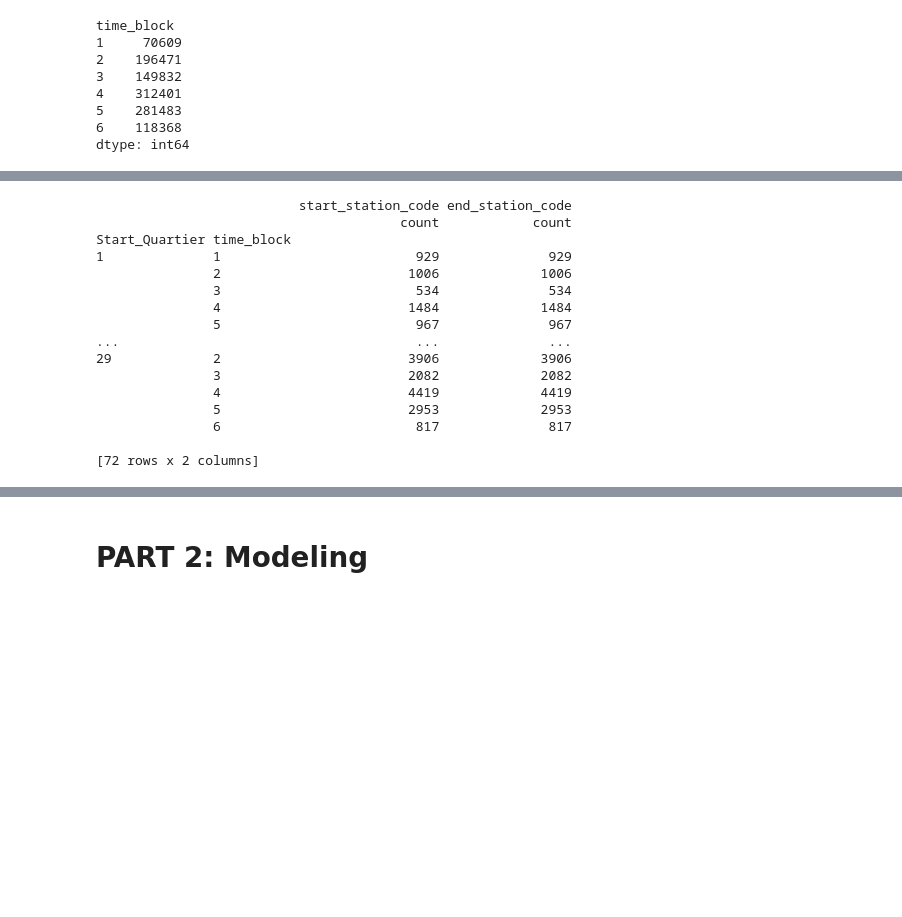
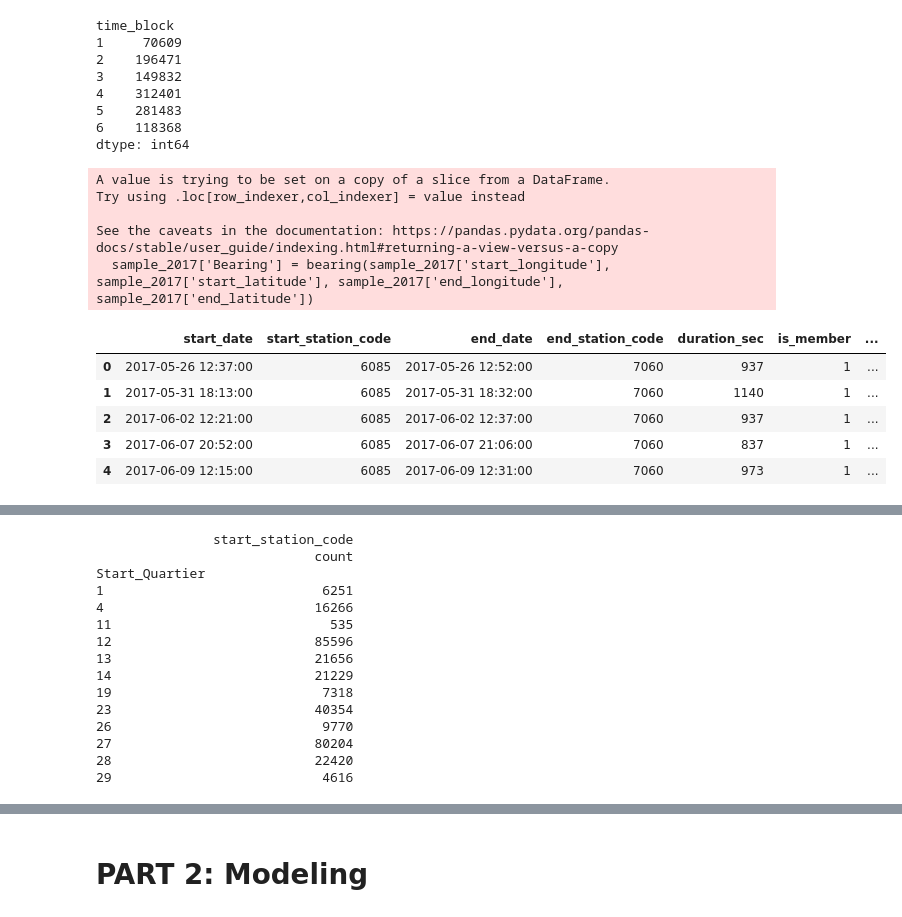
Before and after one commit to gbincoletto/MATH80629A, a Jupyter notebook: ML_Project_BIXI_Predictions.ipynb, the cells around one changed output, grey strips where cells are left out. Saved outputs shown, nothing was run; the diff lists cells and outputs as text; code cells hidden in the pictures; blank space fills up the shorter version.

Commit message:
Bike Flow Analysis

```diff
--- a/ML_Project_BIXI_Predictions.ipynb
+++ b/ML_Project_BIXI_Predictions.ipynb
@@ -1186,6 +1186,34 @@ time_block
 5    281483
 6    118368
 dtype: int64
+# %%
+# We will now create another variable using the bearing function, which will give us the general direction of the path taken by the bike trip.
+master_2017['Bearing'] = bearing(master_2017['start_longitude'], master_2017['start_latitude'], master_2017['end_longitude'], master_2017['end_latitude'])
+master_2018['Bearing'] = bearing(master_2018['start_longitude'], master_2018['start_latitude'], master_2018['end_longitude'], master_2018['end_latitude'])
+master_2019['Bearing'] = bearing(master_2019['start_longitude'], master_2019['start_latitude'], master_2019['end_longitude'], master_2019['end_latitude'])
+master_2020['Bearing'] = bearing(master_2020['start_longitude'], master_2020['start_latitude'], master_2020['end_longitude'], master_2020['end_latitude'])
+# %%
+sample_2017 = master_2017.head()
+# %%
+# To apply to a column, adapt (with the correct column names and :
+# rdf['Distance'] = rdf.apply(lambda x: distance(x['Longitude (x)'], x['Latitude (y)'], geo[0], geo[1]), axis=1)
+
+sample_2017['Bearing'] = bearing(sample_2017['start_longitude'], sample_2017['start_latitude'], sample_2017['end_longitude'], sample_2017['end_latitude'])
+sample_2017.head(20)
+#sample_2017 = master_2017.apply(bearing, args = () )
+#sample_2017['Bearing'] = sample_2017.apply(bearing, args=('start_longitude', 'start_latitude', 'end_longitude', 'end_latitude'))
+# %% [output]
+A value is trying to be set on a copy of a slice from a DataFrame.
+Try using .loc[row_indexer,col_indexer] = value instead
+
+See the caveats in the documentation: https://pandas.pydata.org/pandas-docs/stable/user_guide/indexing.html#returning-a-view-versus-a-copy
+  sample_2017['Bearing'] = bearing(sample_2017['start_longitude'], sample_2017['start_latitude'], sample_2017['end_longitude'], sample_2017['end_latitude'])
+|  | start_date | start_station_code | end_date | end_station_code | duration_sec | is_member | ... |
+| 0 | 2017-05-26 12:37:00 | 6085 | 2017-05-26 12:52:00 | 7060 | 937 | 1 | ... |
+| 1 | 2017-05-31 18:13:00 | 6085 | 2017-05-31 18:32:00 | 7060 | 1140 | 1 | ... |
+| 2 | 2017-06-02 12:21:00 | 6085 | 2017-06-02 12:37:00 | 7060 | 937 | 1 | ... |
+| 3 | 2017-06-07 20:52:00 | 6085 | 2017-06-07 21:06:00 | 7060 | 837 | 1 | ... |
+| 4 | 2017-06-09 12:15:00 | 6085 | 2017-06-09 12:31:00 | 7060 | 973 | 1 | ... |
 # %%
 # Quick function to determine whether a given day is on the weekend or not
 
@@ -1223,21 +1259,20 @@ master_2017.head(20)
 # %%
-agg_2017 = master_2017.groupby(['Start_Quartier', 'time_block']).agg({'start_station_code': ['count'], 'end_station_code': ['count'] })
+agg_rush_week_2019 = rush_week_2019.groupby(['Start_Quartier']).agg({'start_station_code': ['count']})
 
-print(agg_2017)
+print(agg_rush_week_2019)
 # %% [output]
-                          start_station_code end_station_code
-                                       count            count
-Start_Quartier time_block
-1              1                         929              929
-               2                        1006             1006
-               3                         534              534
-               4                        1484             1484
-               5                         967              967
-...                                      ...              ...
-29             2                        3906             3906
-               3                        2082             2082
-               4                        4419             4419
-               5                        2953             2953
-               6                         817              817
-
-[72 rows x 2 columns]
+               start_station_code
+                            count
+Start_Quartier
+1                            6251
+4                           16266
+11                            535
+12                          85596
+13                          21656
+14                          21229
+19                           7318
+23                          40354
+26                           9770
+27                          80204
+28                          22420
+29                           4616
```
Also changed, not shown: parts of 4 cells of this notebook.
